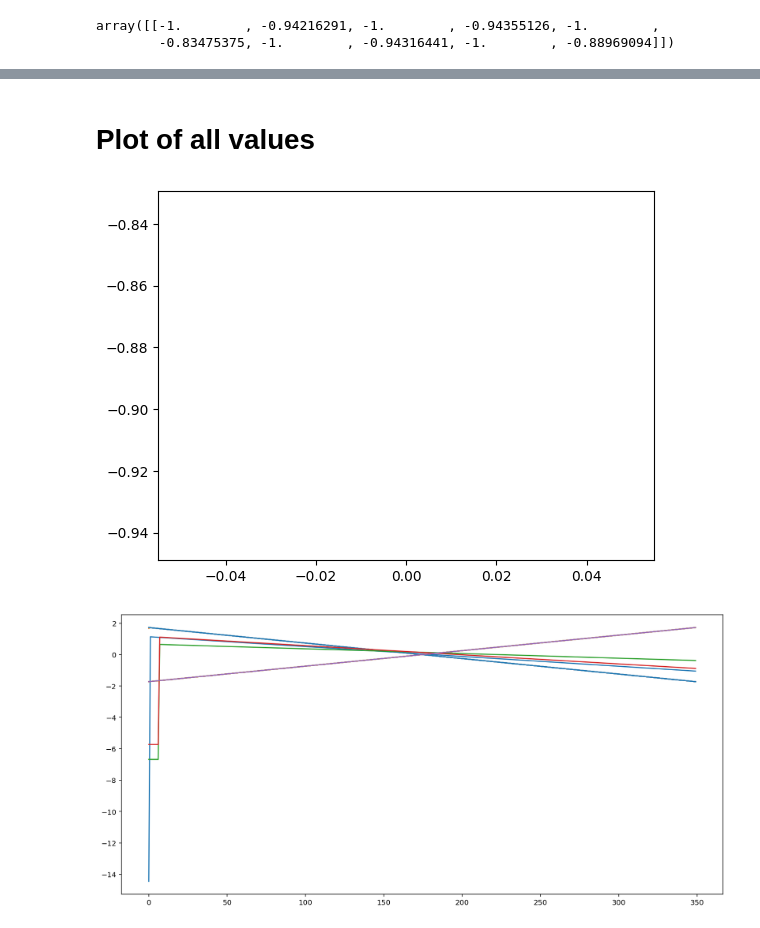
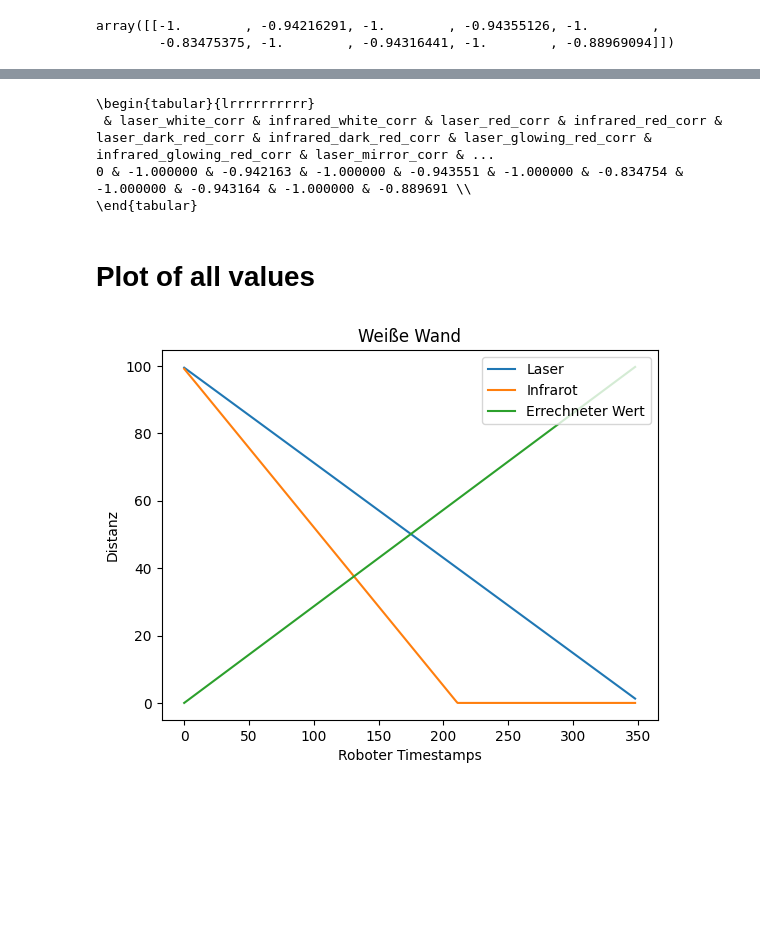
Before and after one commit to lsch0lz/webots_sensor_experiments, a Jupyter notebook: notebook/proximity.ipynb, the cells around one changed output, grey strips where cells are left out. Saved outputs shown, nothing was run; the diff lists cells and outputs as text; code cells hidden in the pictures; blank space fills up the shorter version.

Commit message:
add all plots

```diff
--- a/notebook/proximity.ipynb
+++ b/notebook/proximity.ipynb
@@ -49,40 +49,28 @@ correlationDf
 | 0 | -1.0 | -0.942163 | -1.0 | -0.943551 | -1.0 | ... |
+# %%
+latex = correlationDf.style.to_latex()
+print(latex)
+# %% [output]
+\begin{tabular}{lrrrrrrrrrr}
+ & laser_white_corr & infrared_white_corr & laser_red_corr & infrared_red_corr & laser_dark_red_corr & infrared_dark_red_corr & laser_glowing_red_corr & infrared_glowing_red_corr & laser_mirror_corr & ...
+0 & -1.000000 & -0.942163 & -1.000000 & -0.943551 & -1.000000 & -0.834754 & -1.000000 & -0.943164 & -1.000000 & -0.889691 \\
+\end{tabular}
 # %% [markdown]
 # Plot of all values
-# %%
-plt.plot(correlationDf)
-plt.show()
-# %% [output]
-[figure, removed]
-# %%
-plt.figure(figsize=(15, 7), dpi=144)
-ax = plt.subplot(111)
-ax.plot((df - df.mean()) / df.std())
-
-# # angled wall
-# ax.text(s = "Angled Wall", x=35, y=3950)
-# ax.vlines([21, 380], 0, 1, transform=ax.get_xaxis_transform(), colors="gray")
-#
-# # white wall
-# ax.text(s = "White Wall", x=500, y=3950)
-# ax.vlines([467, 820], 0, 1, transform=ax.get_xaxis_transform(), colors='gray')
-#
-# # red
-# ax.text(s = "Red Wall", x=950, y=3950)
-# ax.vlines([910, 1263], 0, 1, transform=ax.get_xaxis_transform(), colors='r')
-#
-# # green
-# ax.text(s = "Green Wall", x=1400, y=3950)
-# ax.vlines([1353, 1706], 0, 1, transform=ax.get_xaxis_transform(), colors='g')
-#
-# # blue
-# ax.text(s = "Blue Wall", x=1800, y=3950)
-# ax.vlines([1796, 2149], 0, 1, transform=ax.get_xaxis_transform(), colors='b')
-#
-# # mirror
-# ax.text(s = "Mirror Wall", x=2245, y=3950)
-# ax.vlines([2239, 2599], 0, 1, transform=ax.get_xaxis_transform(), colors='gray')
-
-plt.show()
-# %% [output]
-[figure, removed]
+# %%
+def transform(x):
+    return np.log(x)
+
+def plotWall(title, laser, infrared, actual):
+    plt.title(title)
+    plt.ylabel('Distanz')
+    plt.xlabel('Roboter Timestamps')
+    plt.plot(laser, label = "Laser")
+    plt.plot(infrared, label = "Infrarot")
+    plt.plot(actual * 100, label = "Errechneter Wert")
+    plt.legend(loc='upper right')
+    plt.show()
+# %%
+plotWall("Weiße Wand", df.laser_white, df.infrared_white, df.actual_white)
+# %% [output]
+[figure, added]
```
Also changed, not shown: parts of 5 cells of this notebook.
